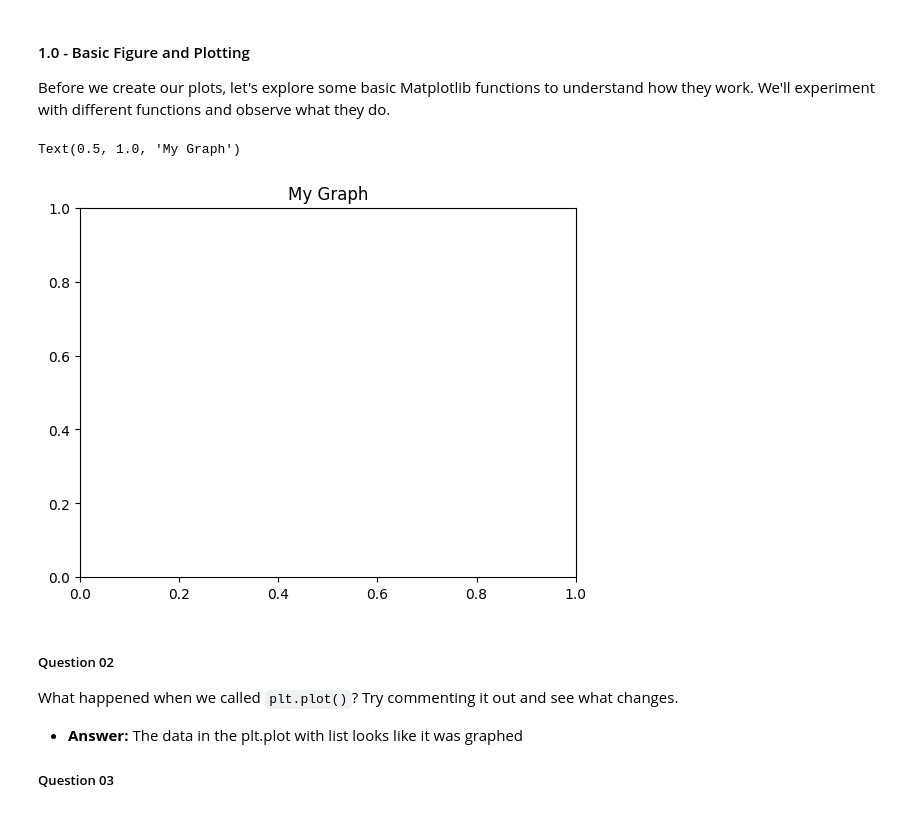
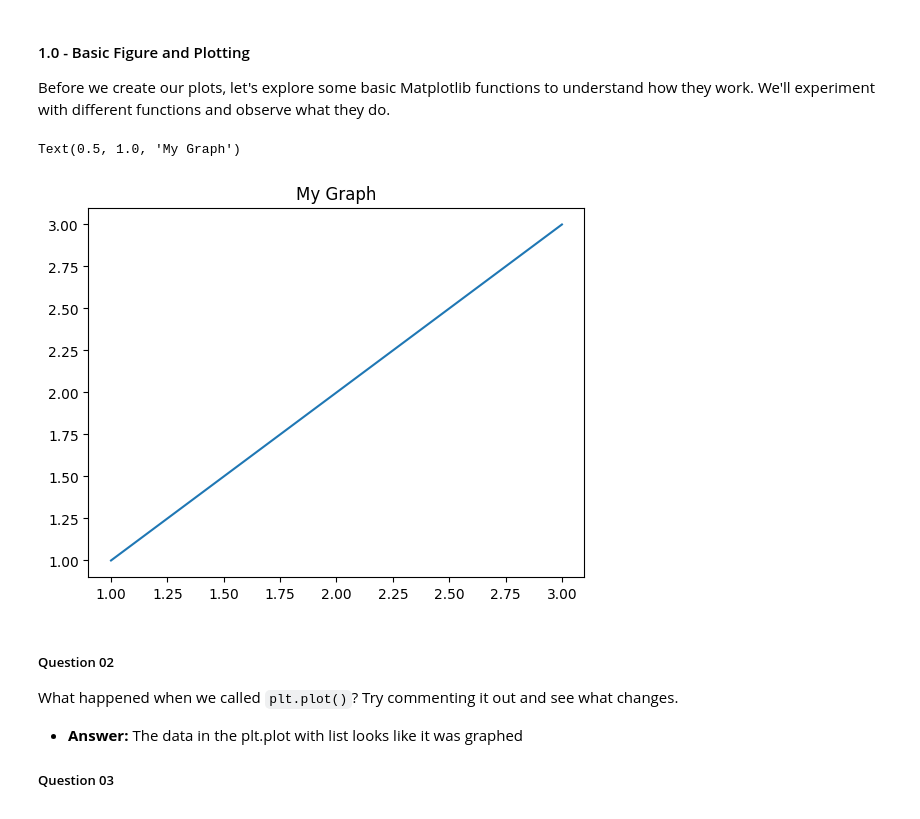
Before and after one commit to joshuaFSDclass/Unit-3-AI, a Jupyter notebook: 02-intro/intro-to-notebooks.ipynb, the cells around one changed output. Cells and saved outputs as stored; diff of their text form; code cells hidden in the pictures.

```diff
--- a/02-intro/intro-to-notebooks.ipynb
+++ b/02-intro/intro-to-notebooks.ipynb
@@ -123,11 +123,11 @@ import matplotlib.pyplot as plt
 #### 1.0 - Basic Figure and Plotting
 Before we create our plots, let's explore some basic Matplotlib functions to understand how they work. We'll experiment with different functions and observe what they do.
 # %%
-#plt.plot([1, 2, 3], [1, 2, 3])
+plt.plot([1, 2, 3], [1, 2, 3])
 plt.title("My Graph")
 # %% [output]
 Text(0.5, 1.0, 'My Graph')
-[figure, old version]
+[figure, new version]
 # %% [markdown]
 ##### Question 02
 What happened when we called `plt.plot()`? Try commenting it out and see what changes.
```
Also changed, not shown: parts of 14 cells of this notebook.
